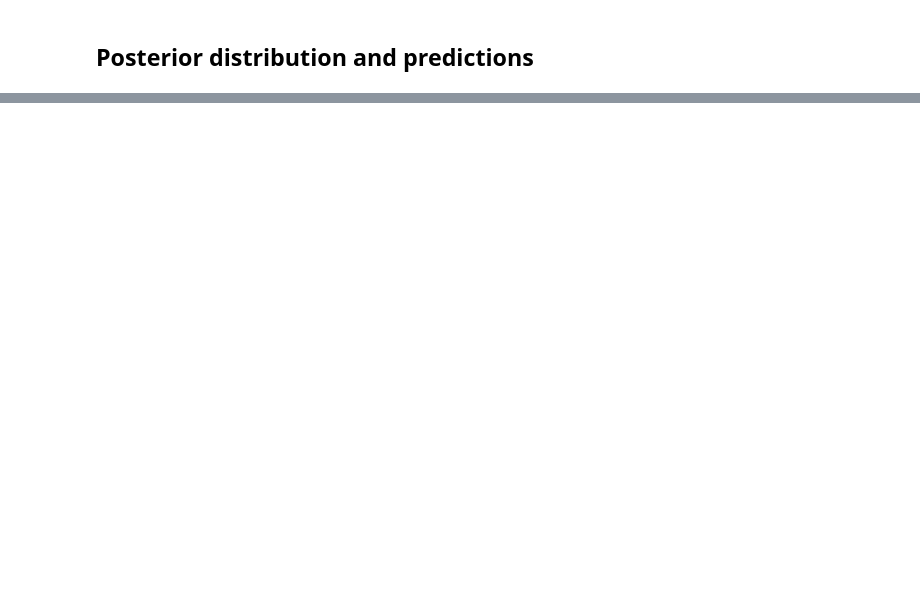
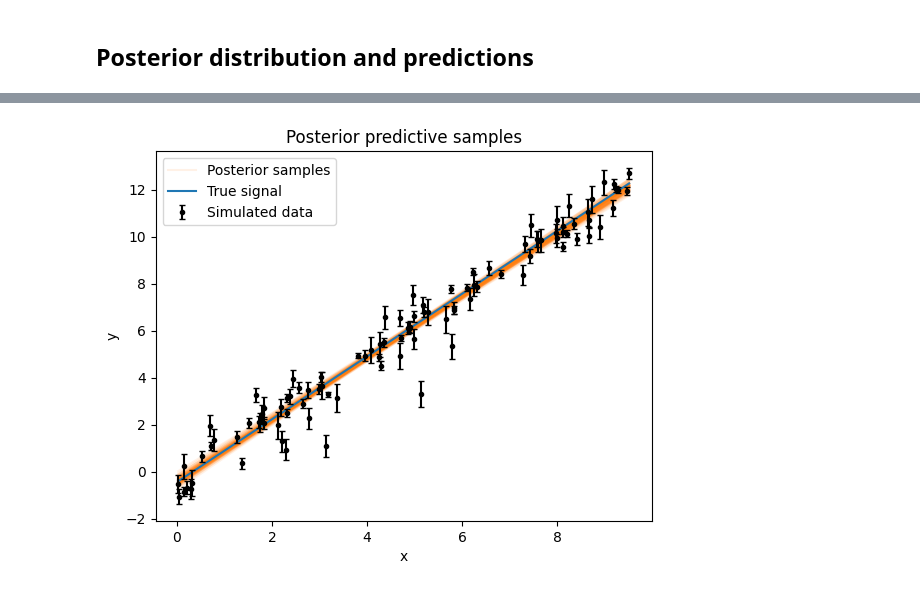
Before and after one commit to vandalt/simple, a Jupyter notebook: docs/tutorials/fit_line.ipynb, the cells around one changed output, grey strips where cells are left out. Cells and saved outputs as stored; diff of their text form; code cells hidden in the pictures; blank space fills up the shorter version.

```diff
--- a/docs/tutorials/fit_line.ipynb
+++ b/docs/tutorials/fit_line.ipynb
@@ -146,15 +157,23 @@ plt.show()
 # %%
 n_pred = 100
 rng = np.random.default_rng()
 show_idx = rng.choice(flat_chains.shape[0], n_pred, replace=False)
 ax = plt.gca()
 for i in show_idx:
-    ypred = forward_model(dict(zip(model.keys(), flat_chains[i],strict=True)), x)
-    ax.plot(x, ypred, "C1-", label="Posterior samples" if i == show_idx[0] else None, alpha=0.1)
+    ypred = forward_model(dict(zip(model.keys(), flat_chains[i], strict=True)), x)
+    ax.plot(
+        x,
+        ypred,
+        "C1-",
+        label="Posterior samples" if i == show_idx[0] else None,
+        alpha=0.1,
+    )
 ax.plot(x, y_true, label="True signal")
 ax.errorbar(x, y, yerr=yerr, fmt="k.", capsize=2, label="Simulated data")
 ax.set_ylabel("y")
 ax.set_xlabel("x")
 ax.set_title("Posterior predictive samples")
 plt.legend()
 plt.show()
+# %% [output]
+[figure, added]
```
Also changed, not shown: parts of 11 cells of this notebook, 4 other files.
